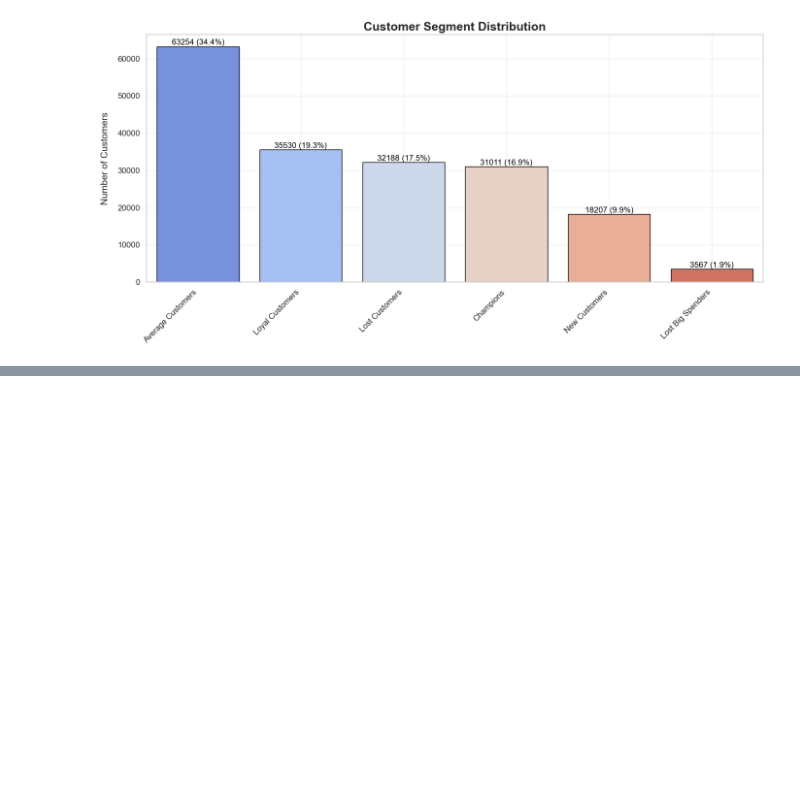
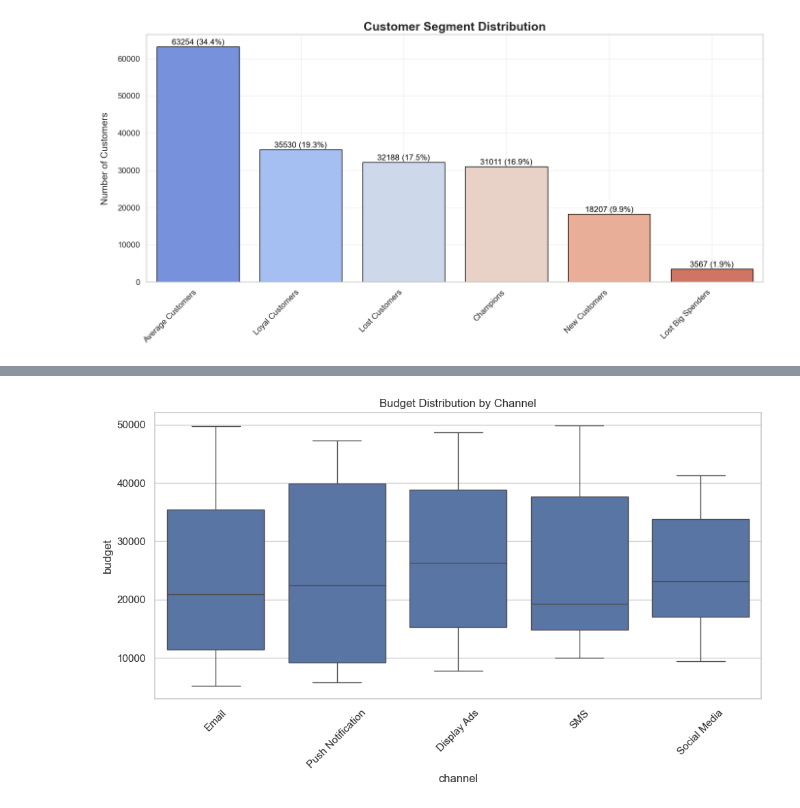
Before and after one commit to pritom02bh/ai_optimized_promotional_campaign_roi_analysis, a Jupyter notebook: notebooks/data_processing.ipynb, the cells around one changed output, grey strips where cells are left out. Saved outputs shown, nothing was run; the diff lists cells and outputs as text; code cells hidden in the pictures; blank space fills up the shorter version.

```diff
--- a/notebooks/data_processing.ipynb
+++ b/notebooks/data_processing.ipynb
@@ -178,0 +310,10 @@ Passing `palette` without assigning `hue` is deprecated and will be removed in v
+# %%
+# Sixth cell - Visualization 2: Budget by Channel
+plt.figure(figsize=(10, 6))
+sns.boxplot(x='channel', y='budget', data=campaigns_df)
+plt.title('Budget Distribution by Channel')
+plt.xticks(rotation=45)
+plt.tight_layout()
+plt.show()
+# %% [output]
+[figure, added]
```
Also changed, not shown: parts of 14 cells of this notebook, 3 other files.
